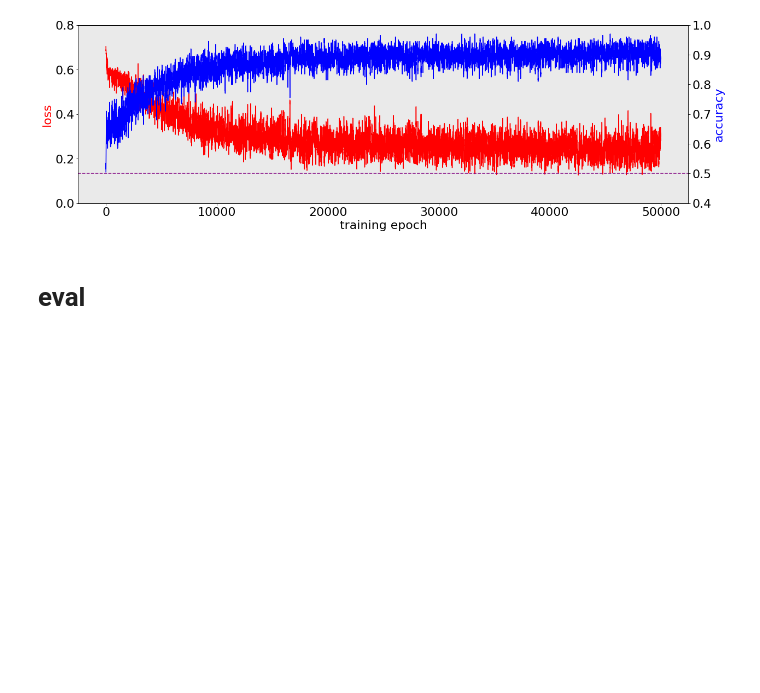
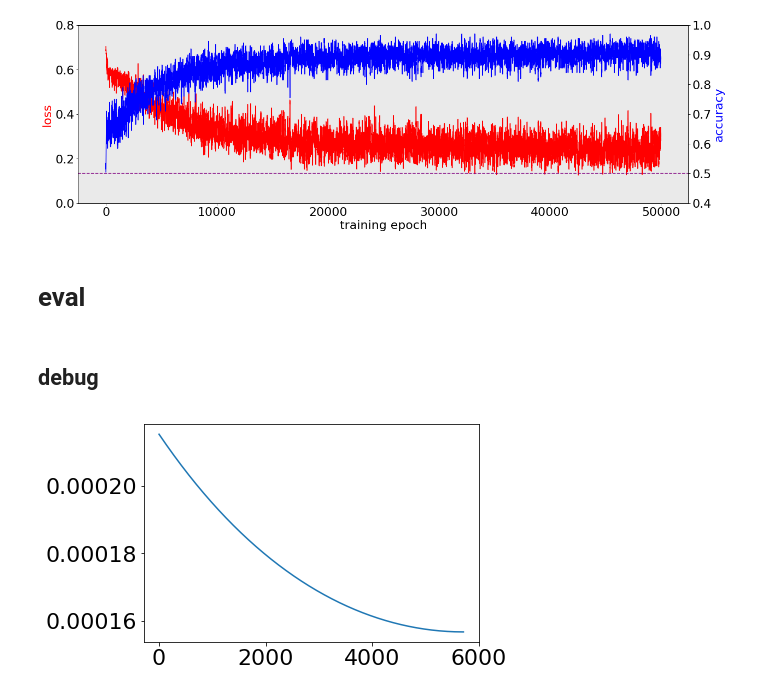
Before and after one commit to andrebeu/nback, a Jupyter notebook: nback pureEM.ipynb, the cells around one changed output. Cells and saved outputs as stored; diff of their text form; code cells hidden in the pictures; blank space fills up the shorter version.

```diff
--- a/nback pureEM.ipynb
+++ b/nback pureEM.ipynb
@@ -393,3 +393,19 @@ for t in np.arange(0.9,1.01,0.025):
 
 
 # plt.savefig('figures/eval_acc-nback_%i-drift%i'%(nback,context_drift_std*10))
+# %% [markdown]
+## debug
+# %%
+x_t = np.array([np.cos(1),np.sin(1)])
+
+M = np.array([[np.cos(t),np.sin(t)] for t in np.arange(1,np.pi/2,0.0001)])
+
+for g in [1,]:
+  kernel = lambda m: np.exp(g*np.linalg.norm(x_t-m)**2)
+  K = np.array([kernel(m) for m in M])
+  K = K/np.sum(K)
+  K = sorted(K)
+  K.reverse()
+  plt.plot(K)
+# %% [output]
+[figure, added]
```
Also changed, not shown: parts of 2 cells of this notebook, 7 other files.
